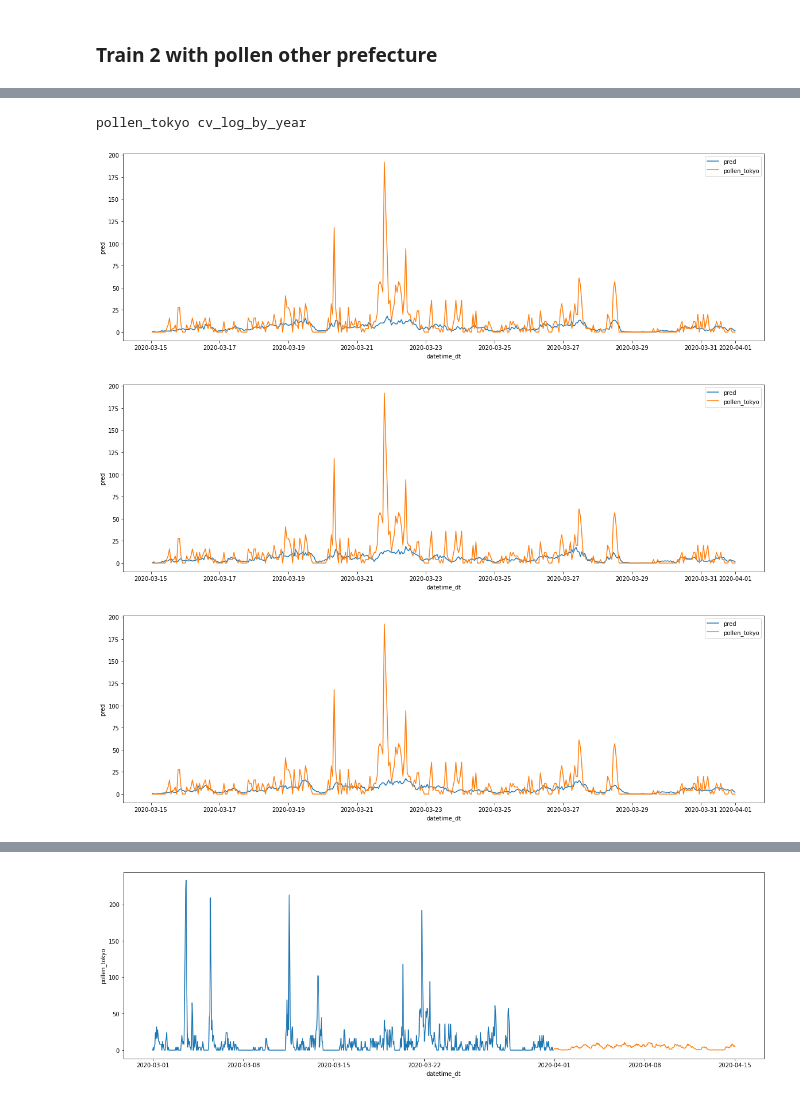
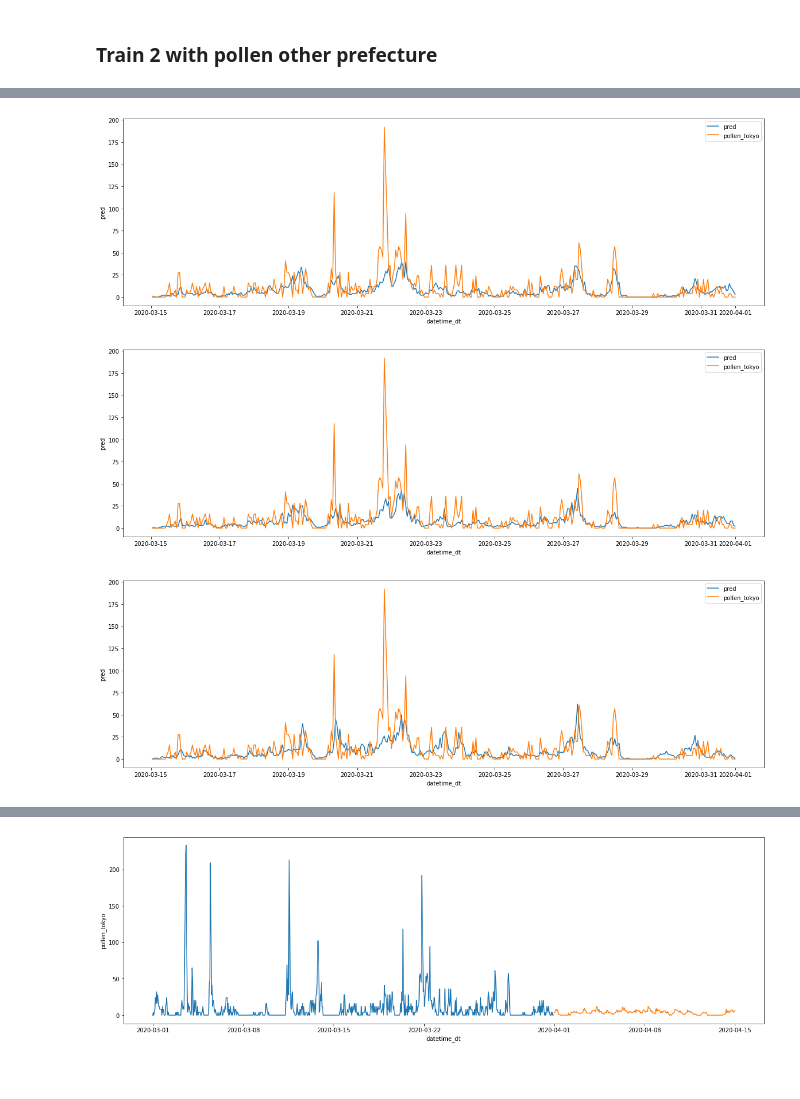
Before and after one commit to masaponto/kafun_solution, a Jupyter notebook: exp8/lgbm.ipynb, the cells around one changed output, grey strips where cells are left out. Cells and saved outputs as stored; diff of their text form; code cells hidden in the pictures.

```diff
--- a/exp8/lgbm.ipynb
+++ b/exp8/lgbm.ipynb
@@ -1104,18 +1111,18 @@ def make_feature_tk_2(df: pd.DataFrame) -> pd.DataFrame:
         "year",
     )
 
-    _df = add_lag_feat_presudo(
-        _df,
-        ["pollen_tokyo_pseudo"],
-        "year",
-    )
+    # _df = add_lag_feat_presudo(
+    #     _df,
+    #     ["pollen_tokyo_pseudo"],
+    #     "year",
+    # )
 
     # _df["windspeed_mult_pollen_chiba"] = _df["windspeed_chiba"] * _df["pollen_chiba"]
     # _df["windspeed_mult_pollen_utsunomiya_cos"] = (
     #    _df["pollen_utsunomiya"] * _df["windspeed_utsunomiya_cos_mult_window_speed"]
     # )
 
-    _df = _df.drop("pollen_tokyo_pseudo", axis=1)
+    #_df = _df.drop("pollen_tokyo_pseudo", axis=1)
 
     return _df
 # %% [markdown]
@@ -1225,28 +1232,30 @@ def run_train(
         "pollen_chiba",
         "pollen_tokyo",
     ],
+    fold="kfold"
 ):
 
-    _df_tr = _df[_df[label] >= 0].reset_index(drop=True)
+    #_df_tr = _df[_df[label] >= 0].reset_index(drop=True)
     # q
     #_df_tr = _df_tr[_df_tr[label] <= q].reset_index(drop=True)
-    _df_tr = _df_tr.dropna(how="any").reset_index(drop=True)
+    #_df_tr = _df_tr.dropna(how="any").reset_index(drop=True)
 
     # _df_tr = _df_tr[
     #     (_df_tr["month"] == 4) | (_df_tr["month"] == 5) | (_df_tr["month"] == 6)
     # ].reset_index(drop=True)
 
     prediction, scores, df_imps, _val_scores, v_test_scores = train_lightgbm_with_cv_log(
-        _df_tr,
+        _df,
         _df_test,
         target_label=label,
         unused_label=["datetime", "datetime_dt"] + unused_feat,
         label_cols=label_cols,
-        q=q
+        q=q,
+        fold=fold
     )
 
 
-    print(label, "cv_log_by_year")
+    #print(label, "cv_log_by_year")
     # prediction, scores, df_imps, _val_scores, v_test_scores = train_lightgbm_with_cv_log_by_year(
     #     _df_tr,
     #     _df_test,
@@ -1267,6 +1276,7 @@ def make_feature(
     df_train,
     df_test,
     make_feature_func,
+    label,
     cols=["pollen_utsunomiya", "pollen_chiba", "pollen_tokyo"],
 ):
     for col in cols:
@@ -1280,6 +1290,10 @@ def make_feature(
     _df_test = _df_feat[_df_feat[cols[0]] == -1].reset_index(drop=True)
     _df_test = _df_test.drop(cols, axis=1)
 
+
+    _df = _df[_df[label] >= 0].reset_index(drop=True)
+    _df = _df.dropna(how="any").reset_index(drop=True)
+
     return _df, _df_test
 # %%
 df_train = pd.read_csv(Config.train_path)
@@ -1291,9 +1305,9 @@ q_ut, q_tk, q_cb = 50, 30, 36
 # %%
 
 df_train = preprocessing(df_train)
-_df_ut, _df_test_ut = make_feature(df_train, df_test, make_feature_ut)
-_df_tk, _df_test_tk = make_feature(df_train, df_test, make_feature_tk)
-_df_cb, _df_test_cb = make_feature(df_train, df_test, make_feature_cb)
+_df_ut, _df_test_ut = make_feature(df_train, df_test, make_feature_ut, "pollen_utsunomiya")
+_df_tk, _df_test_tk = make_feature(df_train, df_test, make_feature_tk, "pollen_tokyo")
+_df_cb, _df_test_cb = make_feature(df_train, df_test, make_feature_cb, "pollen_chiba")
 # %% [markdown]
 # Train
 # %%
@@ -1410,19 +1420,18 @@ sns.barplot(data=df_imps_ut.head(30), x="feat_imp", y="columns")
 # %%
 _df_test_tk["pollen_utsunomiya"] = prediction_ut_1
 _df_test_tk["pollen_chiba"] = prediction_cb_1
-_df_test_tk["pollen_tokyo_pseudo"] = prediction_tk_1
 
-_df_tk["pollen_tokyo_pseudo"] = _df_tk["pollen_tokyo"]
+#_df_test_tk["pollen_tokyo_pseudo"] = prediction_tk_1
+#_df_tk["pollen_tokyo_pseudo"] = _val_scores_tk
 
 _df_tk, _df_test_tk = make_feature(
-    _df_tk, _df_test_tk, make_feature_tk_2, cols=["pollen_tokyo"]
+    _df_tk, _df_test_tk, make_feature_tk_2, "pollen_tokyo",cols=["pollen_tokyo"]
 )
 
 prediction_tk, scores_tk, df_imps_tk, _val_scores_tk, v_test_scores_tk = run_train(
-    _df_tk, _df_test_tk, q_tk, "pollen_tokyo", label_cols=["pollen_tokyo"]
+    _df_tk, _df_test_tk, 100, "pollen_tokyo", label_cols=["pollen_tokyo"]
 )
 # %% [output]
-pollen_tokyo cv_log_by_year
-[figure, old version]
+[figure, new version]
-[figure, old version]
+[figure, new version]
-[figure, old version]
+[figure, new version]
```
Also changed, not shown: parts of 19 cells of this notebook, 2 other files.
